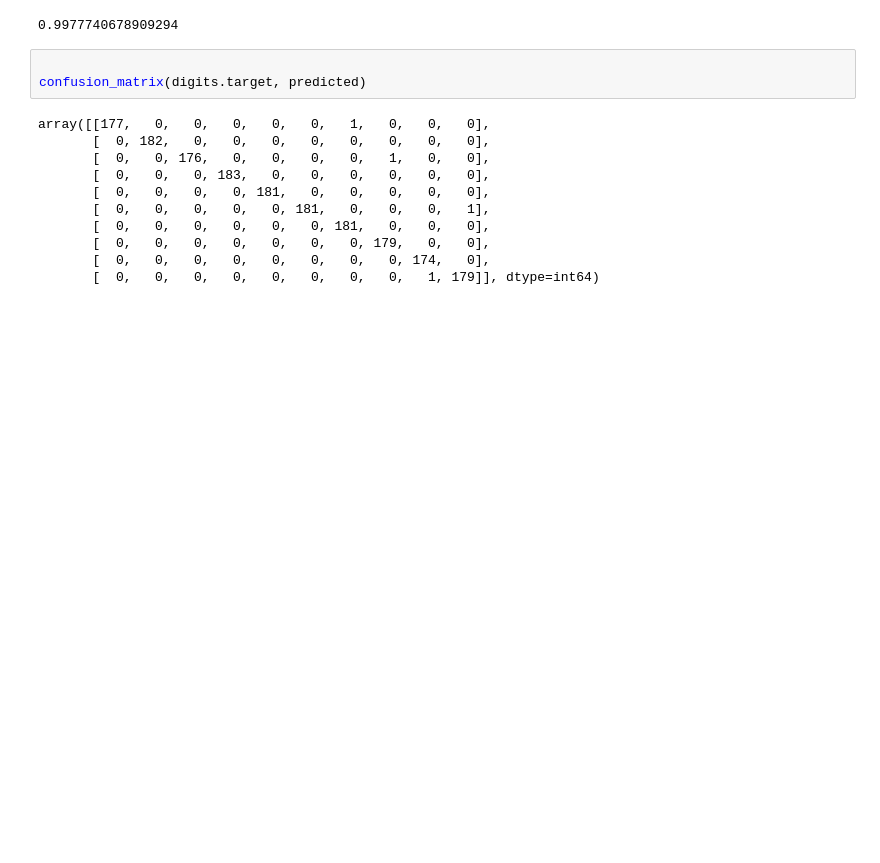
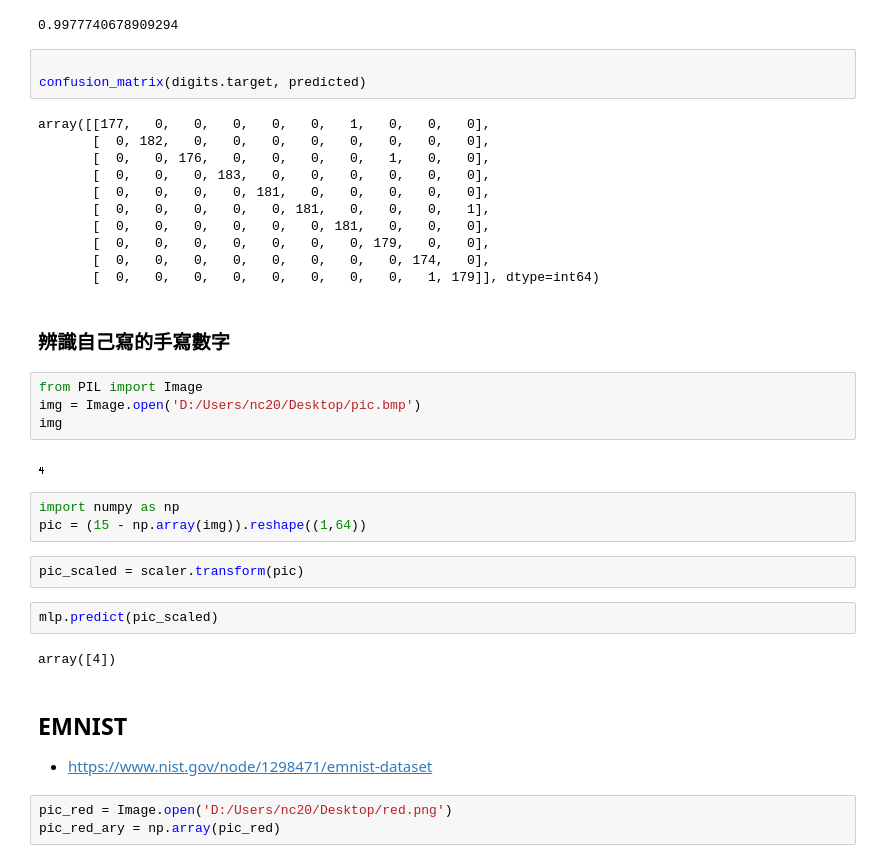
Before and after one commit to ywchiu/cdc_course, a Jupyter notebook: Demo20190612.ipynb, the cells around one changed output. Drawn from its saved outputs; the diff is of its cells as text; blank space fills up the shorter version.

```diff
--- a/Demo20190612.ipynb
+++ b/Demo20190612.ipynb
@@ -243,3 +243,26 @@ array([[177,   0,   0,   0,   0,   0,   1,   0,   0,   0],
        [  0,   0,   0,   0,   0,   0,   0, 179,   0,   0],
        [  0,   0,   0,   0,   0,   0,   0,   0, 174,   0],
        [  0,   0,   0,   0,   0,   0,   0,   0,   1, 179]], dtype=int64)
+# %% [markdown]
+### 辨識自己寫的手寫數字
+# %%
+from PIL import Image
+img = Image.open('D:/Users/nc20/Desktop/pic.bmp')
+img
+# %% [output]
+[figure, added]
+# %%
+import numpy as np
+pic = (15 - np.array(img)).reshape((1,64))
+# %%
+pic_scaled = scaler.transform(pic)
+# %%
+mlp.predict(pic_scaled)
+# %% [output]
+array([4])
+# %% [markdown]
+## EMNIST
+- https://www.nist.gov/node/1298471/emnist-dataset
+# %%
+pic_red = Image.open('D:/Users/nc20/Desktop/red.png')
+pic_red_ary = np.array(pic_red)
```
Also changed, not shown: parts of 23 cells of this notebook.
